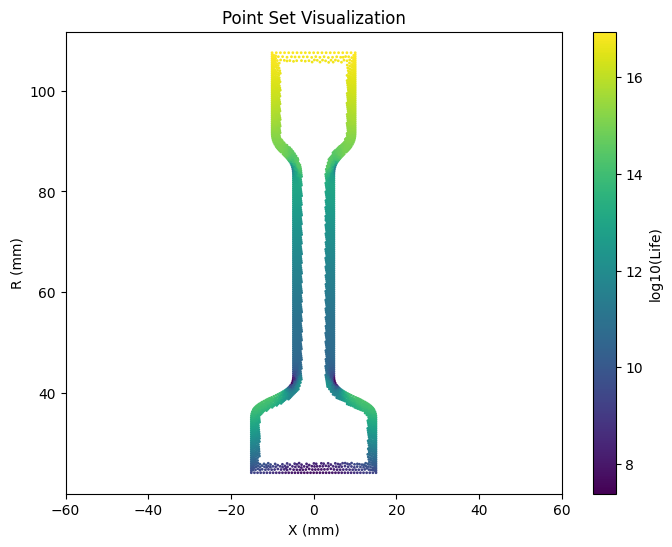
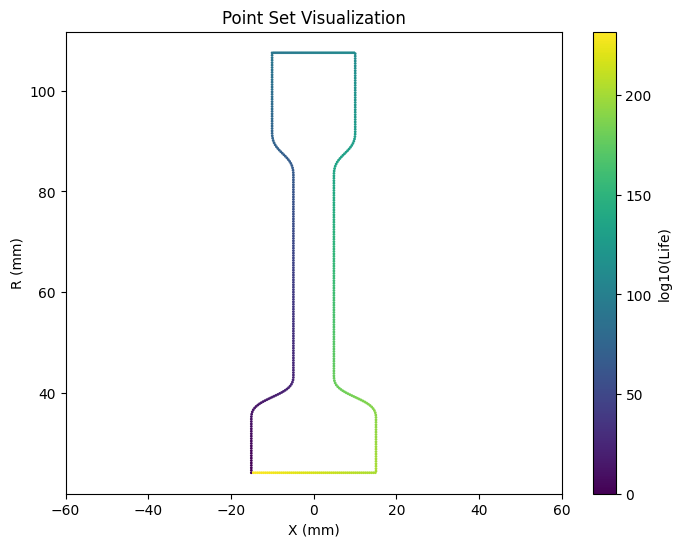
The change to this notebook cell's code, shown as a diff; its figure went from the first image to the second:
--- before
+++ after
@@ -1,4 +1,4 @@
 plt.figure(figsize=(8, 6))
-plt.scatter(pointsets[0][:, 0], pointsets[0][:, 1], c=pointsets[0][:, 4], cmap='viridis', s=1)
+plt.scatter(pointsets[0][:, 0], pointsets[0][:, 1], c=pointsets[0][:, 3], cmap='viridis', s=1)
 plt.colorbar(label='log10(Life)')
 plt.xlim(-60, 60)

Commit: small adjustment before cloning to cluster